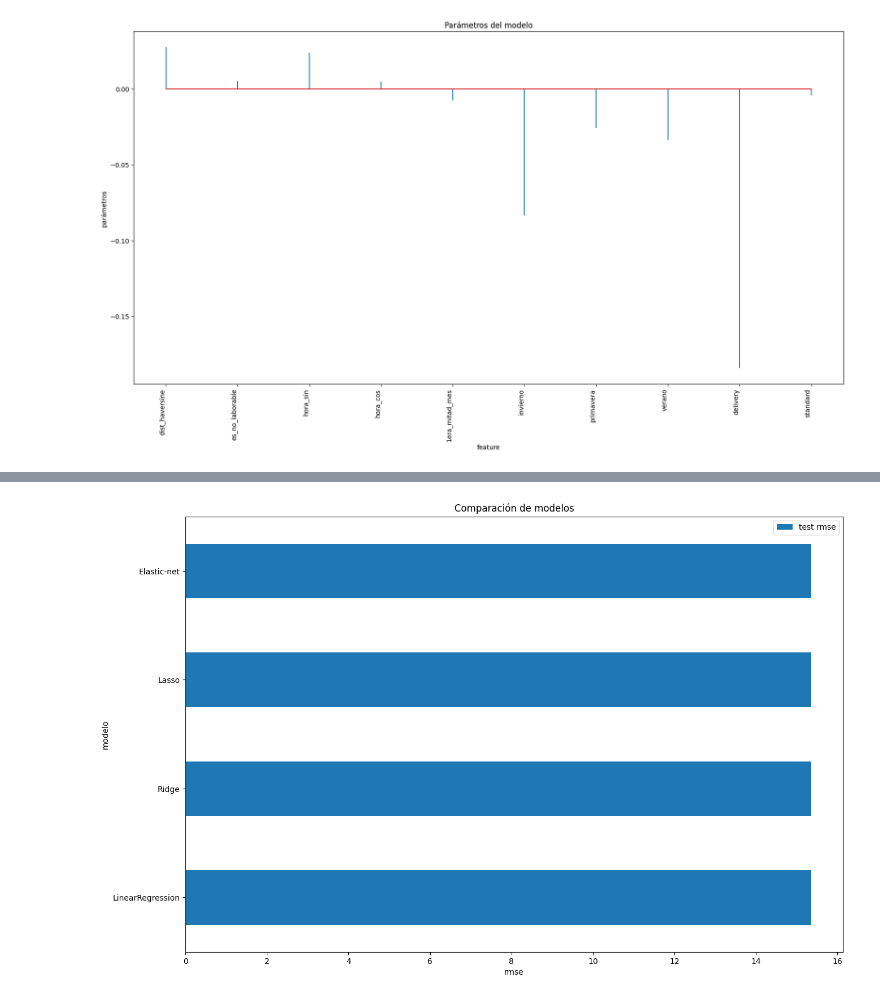
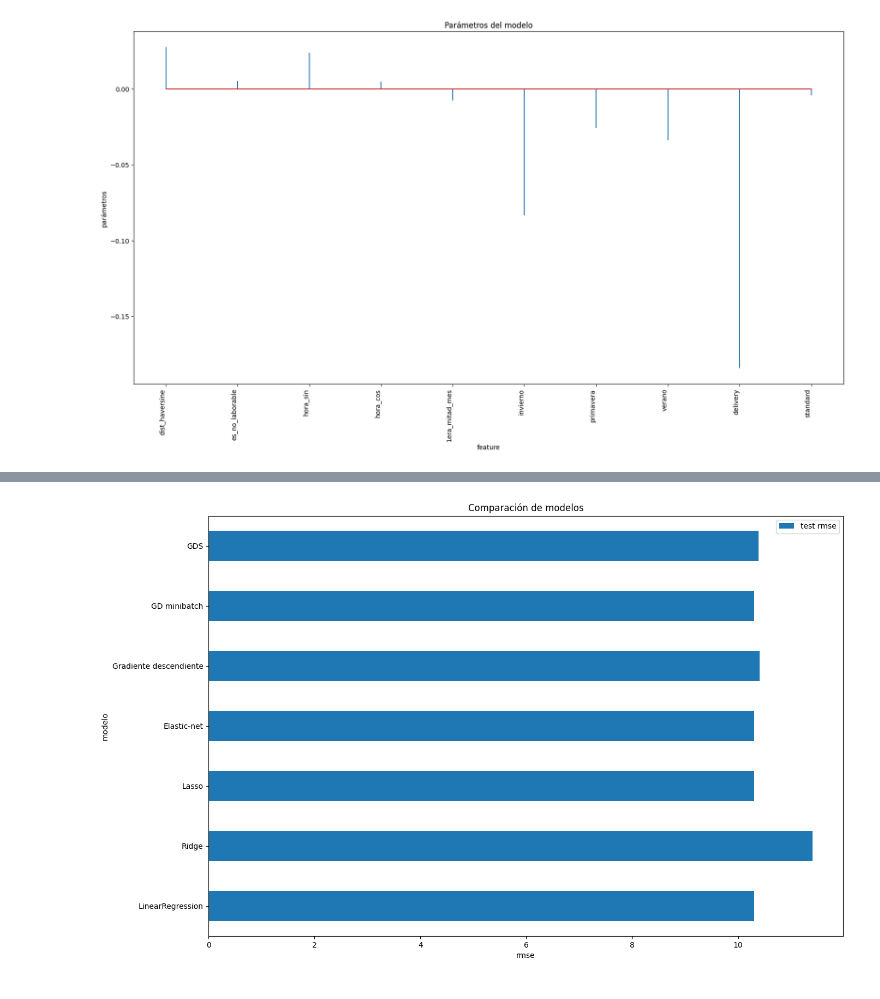
Before and after one commit to FedeZ2008/AA1-TUIA-2025C2-LEON-ZIMMER, a Jupyter notebook: TP1_Regresion.ipynb, the cells around one changed output, grey strips where cells are left out. Drawn from its saved outputs; the diff is of its cells as text; code cells hidden in the pictures.

```diff
--- a/TP1_Regresion.ipynb
+++ b/TP1_Regresion.ipynb
@@ -768,12 +827,13 @@ ax.set_title('Parámetros del modelo');
 # Predicciones test
 predicciones = modelo.predict(X = X_test)
 predicciones = predicciones.flatten()
+predicciones_descaled = scaler_y.inverse_transform(predicciones.reshape(-1, 1))
 rmse_ridge = np.sqrt(mean_squared_error(
     y_true=y_test_scaled,
-    y_pred=predicciones,
+    y_pred=predicciones_descaled,
 ))
 
-print(f"El error (rmse) de test es: {rmse_ridge}")
-R2_ridge = r2_score(y_test, predicciones)
-print(f"R2 =" {R2_ridge})
+print(f"El RMSE es: {rmse_ridge}")
+R2_ridge = r2_score(y_test, predicciones_descaled)
+print(f"R2 = {R2_ridge}")
 # %% [output]
@@ -933,10 +953,14 @@ array([ 0.0325207 , -0.00371077, -0.01121446,  0.01648869,  0.02610649,
 # %%
-# Error de test del modelo
+predicciones = modelo.predict(X=X_test)
+predicciones = predicciones.flatten()
+predicciones_descaled = scaler_y.inverse_transform(predicciones.reshape(-1, 1))
 
 rmse_lasso = np.sqrt(mean_squared_error(
                 y_true  = y_test,
-                y_pred  = predicciones,
+                y_pred  = predicciones_descaled,
              ))
-print("")
-print(f"El error (rmse) de test es: {rmse_lasso}")
+
+print(f"El RMSE es: {rmse_lasso}")
+R2_lasso = r2_score(y_test, predicciones_descaled)
+print(f"R2 = {R2_lasso}")
 # %% [output]
@@ -1024,3 +1062,13 @@ ax.set_title('Parámetros del modelo');
 
 predicciones = modelo.predict(X=X_test)
 predicciones = predicciones.flatten()
+predicciones_descaled = scaler_y.inverse_transform(predicciones.reshape(-1, 1))
+
+rmse_elastic = np.sqrt(mean_squared_error(
+                y_true  = y_test,
+                y_pred  = predicciones_descaled,
+               ))
+
+print(f"El RMSE es: {rmse_elastic}")
+R2_elastic = r2_score(y_test, predicciones_descaled)
+print(f"R2 = {R2_elastic}")
@@ -1027,9 +1077,0 @@ predicciones = predicciones.flatten()
-# %%
-# Error de test del modelo
-
-rmse_elastic = np.sqrt(mean_squared_error(
-                y_true  = y_test,
-                y_pred  = predicciones,
-               ))
-print("")
-print(f"El error (rmse) de test es: {rmse_elastic}")
@@ -1043,13 +1096,13 @@ R2
 # %%
 df_comparacion = pd.DataFrame({
-                    'modelo': ['LinearRegression', 'Ridge', 'Lasso', 'Elastic-net'],
-                    'test rmse': [rmse_ols, rmse_ridge, rmse_lasso, rmse_elastic]
+                    'modelo': ['LinearRegression', 'Ridge', 'Lasso', 'Elastic-net','Gradiente descendiente','GD minibatch','GDS'],
+                    'test rmse': [rmse_ols, rmse_ridge, rmse_lasso, rmse_elastic, rmse_gd, rmse_gmini, rmse_GDS],
                  })
 
 fig, ax = plt.subplots(figsize=(15, 10))
 df_comparacion.set_index('modelo').plot(kind='barh', ax=ax)
 ax.set_xlabel('rmse')
 ax.set_ylabel('modelo')
 ax.set_title('Comparación de modelos');
 # %% [output]
-[figure, old version]
+[figure, new version]
```
Also changed, not shown: parts of 31 cells of this notebook.
